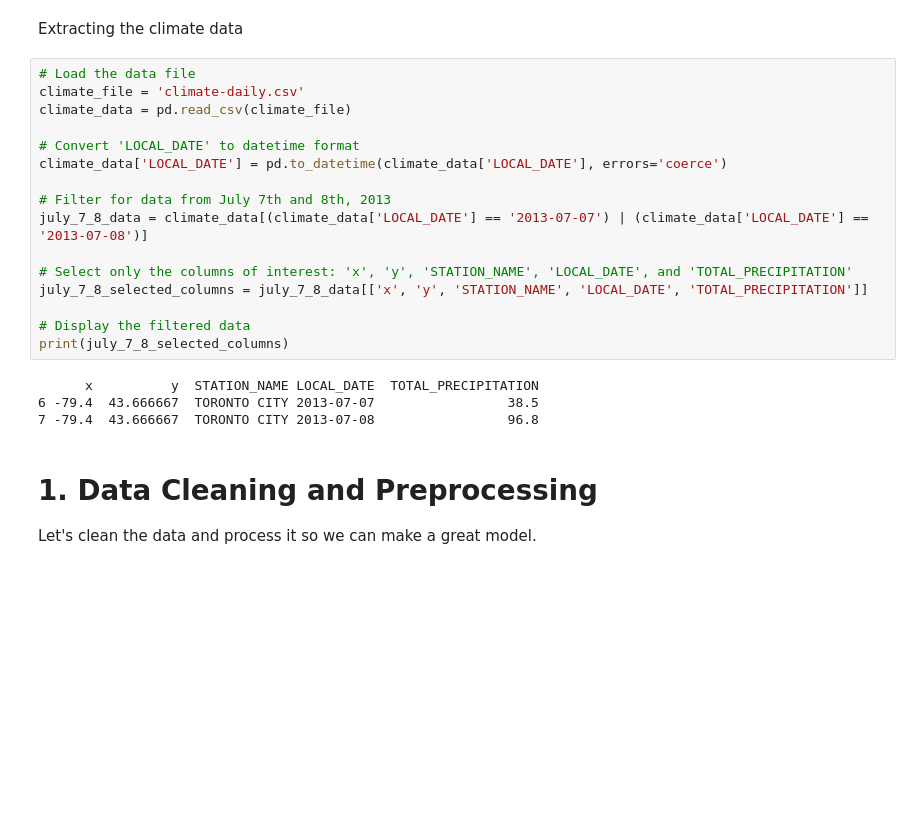
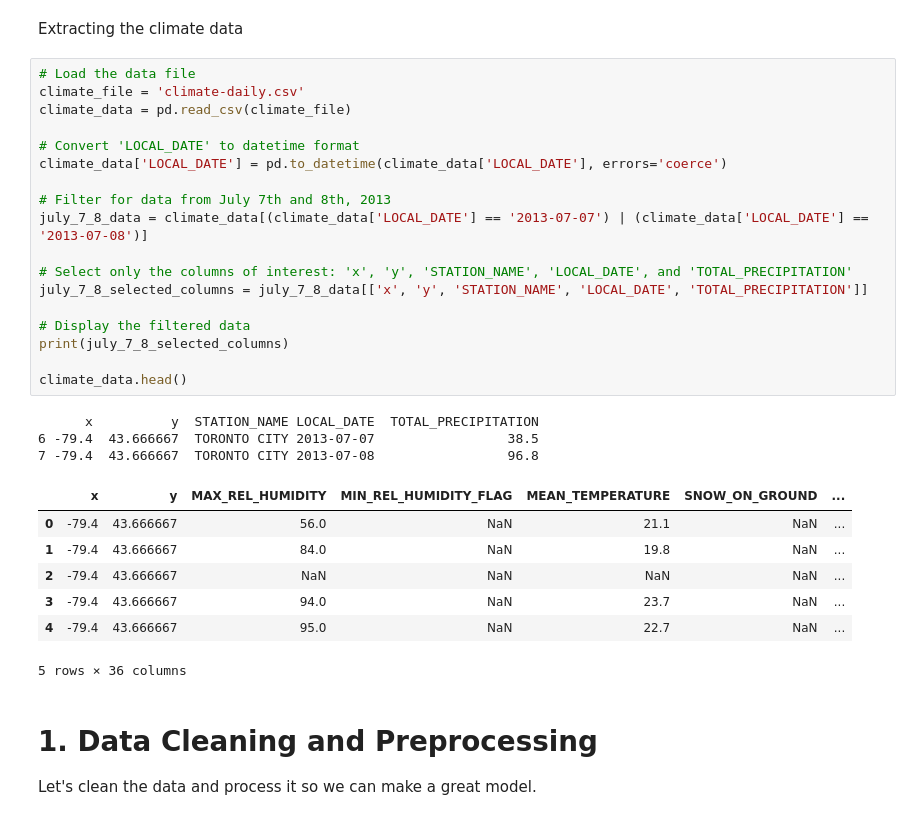
Before and after one commit to Lyimo-The-Destroyer/Papas-Piazzeria, a Jupyter notebook: Code Material/FloodAnalysisModel.ipynb, the cells around one changed output. Drawn from its saved outputs; the diff is of its cells as text; blank space fills up the shorter version.

Commit message:
Showing tables

```diff
--- a/Code Material/FloodAnalysisModel.ipynb
+++ b/Code Material/FloodAnalysisModel.ipynb
@@ -90,23 +111,32 @@ Extracting the climate data
 # %%
 # Load the data file
 climate_file = 'climate-daily.csv'
 climate_data = pd.read_csv(climate_file)
 
 # Convert 'LOCAL_DATE' to datetime format
 climate_data['LOCAL_DATE'] = pd.to_datetime(climate_data['LOCAL_DATE'], errors='coerce')
 
 # Filter for data from July 7th and 8th, 2013
 july_7_8_data = climate_data[(climate_data['LOCAL_DATE'] == '2013-07-07') | (climate_data['LOCAL_DATE'] == '2013-07-08')]
 
 # Select only the columns of interest: 'x', 'y', 'STATION_NAME', 'LOCAL_DATE', and 'TOTAL_PRECIPITATION'
 july_7_8_selected_columns = july_7_8_data[['x', 'y', 'STATION_NAME', 'LOCAL_DATE', 'TOTAL_PRECIPITATION']]
 
 # Display the filtered data
 print(july_7_8_selected_columns)
+
+climate_data.head()
 # %% [output]
       x          y  STATION_NAME LOCAL_DATE  TOTAL_PRECIPITATION
 6 -79.4  43.666667  TORONTO CITY 2013-07-07                 38.5
 7 -79.4  43.666667  TORONTO CITY 2013-07-08                 96.8
+|  | x | y | MAX_REL_HUMIDITY | MIN_REL_HUMIDITY_FLAG | MEAN_TEMPERATURE | SNOW_ON_GROUND | ... |
+| 0 | -79.4 | 43.666667 | 56.0 | NaN | 21.1 | NaN | ... |
+| 1 | -79.4 | 43.666667 | 84.0 | NaN | 19.8 | NaN | ... |
+| 2 | -79.4 | 43.666667 | NaN | NaN | NaN | NaN | ... |
+| 3 | -79.4 | 43.666667 | 94.0 | NaN | 23.7 | NaN | ... |
+| 4 | -79.4 | 43.666667 | 95.0 | NaN | 22.7 | NaN | ... |
+5 rows × 36 columns
 # %% [markdown]
 # 1. Data Cleaning and Preprocessing
 Let's clean the data and process it so we can make a great model.
```
Also changed, not shown: parts of 8 cells of this notebook.
